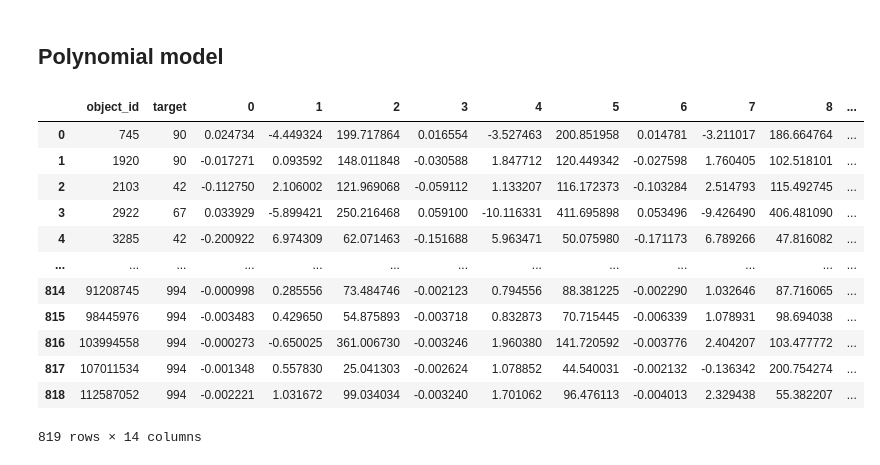
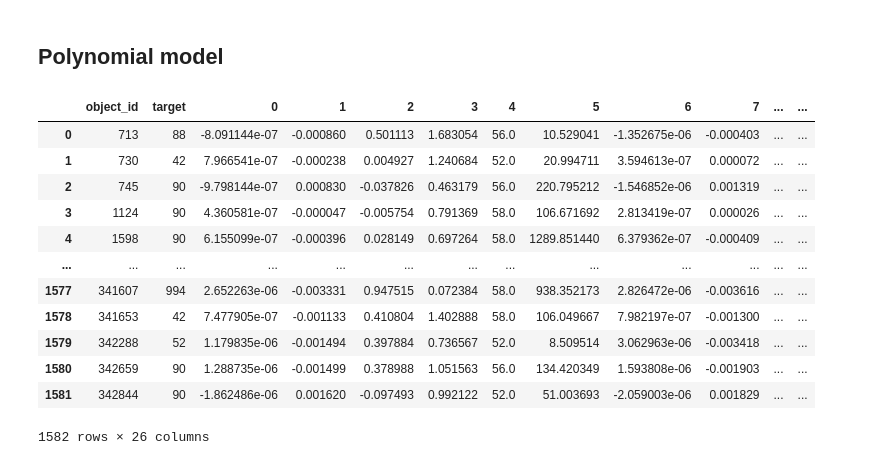
Before and after one commit to erusseil/PISN-classification, a Jupyter notebook: MachineLearning/ParamStudy.ipynb, the cells around one changed output. Drawn from its saved outputs; the diff is of its cells as text; code cells hidden in the pictures.

```diff
--- a/MachineLearning/ParamStudy.ipynb
+++ b/MachineLearning/ParamStudy.ipynb
@@ -16,21 +17,32 @@ target_dict={90:'SNIa',67:'SNIa-91bg',
 passband_list = {0:'u',1:'g',2:'r',3:'i',4:'z',5:'y'}
 # %% [markdown]
 ## Polynomial model
+# %%
+cols = ['A','B','C','err','points','max_flux']
+nb_extra = 0   #Number of extra parameter that you dont want to plot
+nb_band = 4
+
+sample = 'Silver'
+curve = 'Complete/'
+PISN_split = '-1_'
+model = 'poly'
+purpose = 'train'
 # %%
-path="../../plasticc/param_table/Gold_train_10_poly.pkl"
+path="../../plasticc/param_table/"+sample+"/"+curve+purpose+PISN_split+model+".pkl"
 data=pd.read_pickle(path)
+nb_param = len(cols)
 data
 # %% [output]
-|  | object_id | target | 0 | 1 | 2 | 3 | 4 | 5 | 6 | 7 | 8 | ... |
-| 0 | 745 | 90 | 0.024734 | -4.449324 | 199.717864 | 0.016554 | -3.527463 | 200.851958 | 0.014781 | -3.211017 | 186.664764 | ... |
-| 1 | 1920 | 90 | -0.017271 | 0.093592 | 148.011848 | -0.030588 | 1.847712 | 120.449342 | -0.027598 | 1.760405 | 102.518101 | ... |
-| 2 | 2103 | 42 | -0.112750 | 2.106002 | 121.969068 | -0.059112 | 1.133207 | 116.172373 | -0.103284 | 2.514793 | 115.492745 | ... |
-| 3 | 2922 | 67 | 0.033929 | -5.899421 | 250.216468 | 0.059100 | -10.116331 | 411.695898 | 0.053496 | -9.426490 | 406.481090 | ... |
-| 4 | 3285 | 42 | -0.200922 | 6.974309 | 62.071463 | -0.151688 | 5.963471 | 50.075980 | -0.171173 | 6.789266 | 47.816082 | ... |
+|  | object_id | target | 0 | 1 | 2 | 3 | 4 | 5 | 6 | 7 | ... | ... |
+| 0 | 713 | 88 | -8.091144e-07 | -0.000860 | 0.501113 | 1.683054 | 56.0 | 10.529041 | -1.352675e-06 | -0.000403 | ... | ... |
+| 1 | 730 | 42 | 7.966541e-07 | -0.000238 | 0.004927 | 1.240684 | 52.0 | 20.994711 | 3.594613e-07 | 0.000072 | ... | ... |
+| 2 | 745 | 90 | -9.798144e-07 | 0.000830 | -0.037826 | 0.463179 | 56.0 | 220.795212 | -1.546852e-06 | 0.001319 | ... | ... |
+| 3 | 1124 | 90 | 4.360581e-07 | -0.000047 | -0.005754 | 0.791369 | 58.0 | 106.671692 | 2.813419e-07 | 0.000026 | ... | ... |
+| 4 | 1598 | 90 | 6.155099e-07 | -0.000396 | 0.028149 | 0.697264 | 58.0 | 1289.851440 | 6.379362e-07 | -0.000409 | ... | ... |
 | ... | ... | ... | ... | ... | ... | ... | ... | ... | ... | ... | ... | ... |
-| 814 | 91208745 | 994 | -0.000998 | 0.285556 | 73.484746 | -0.002123 | 0.794556 | 88.381225 | -0.002290 | 1.032646 | 87.716065 | ... |
-| 815 | 98445976 | 994 | -0.003483 | 0.429650 | 54.875893 | -0.003718 | 0.832873 | 70.715445 | -0.006339 | 1.078931 | 98.694038 | ... |
-| 816 | 103994558 | 994 | -0.000273 | -0.650025 | 361.006730 | -0.003246 | 1.960380 | 141.720592 | -0.003776 | 2.404207 | 103.477772 | ... |
-| 817 | 107011534 | 994 | -0.001348 | 0.557830 | 25.041303 | -0.002624 | 1.078852 | 44.540031 | -0.002132 | -0.136342 | 200.754274 | ... |
-| 818 | 112587052 | 994 | -0.002221 | 1.031672 | 99.034034 | -0.003240 | 1.701062 | 96.476113 | -0.004013 | 2.329438 | 55.382207 | ... |
+| 1577 | 341607 | 994 | 2.652263e-06 | -0.003331 | 0.947515 | 0.072384 | 58.0 | 938.352173 | 2.826472e-06 | -0.003616 | ... | ... |
+| 1578 | 341653 | 42 | 7.477905e-07 | -0.001133 | 0.410804 | 1.402888 | 58.0 | 106.049667 | 7.982197e-07 | -0.001300 | ... | ... |
+| 1579 | 342288 | 52 | 1.179835e-06 | -0.001494 | 0.397884 | 0.736567 | 52.0 | 8.509514 | 3.062963e-06 | -0.003418 | ... | ... |
+| 1580 | 342659 | 90 | 1.288735e-06 | -0.001499 | 0.378988 | 1.051563 | 56.0 | 134.420349 | 1.593808e-06 | -0.001903 | ... | ... |
+| 1581 | 342844 | 90 | -1.862486e-06 | 0.001620 | -0.097493 | 0.992122 | 52.0 | 51.003693 | -2.059003e-06 | 0.001829 | ... | ... |
-819 rows × 14 columns
+1582 rows × 26 columns
```
Also changed, not shown: parts of 6 cells of this notebook.
